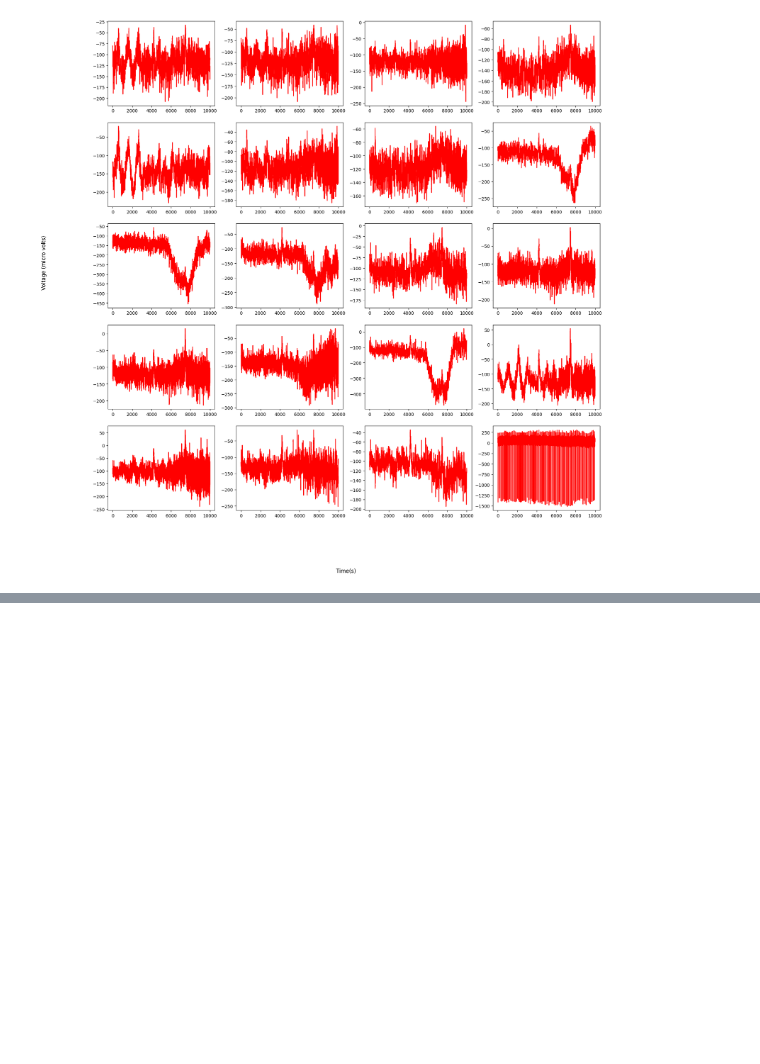
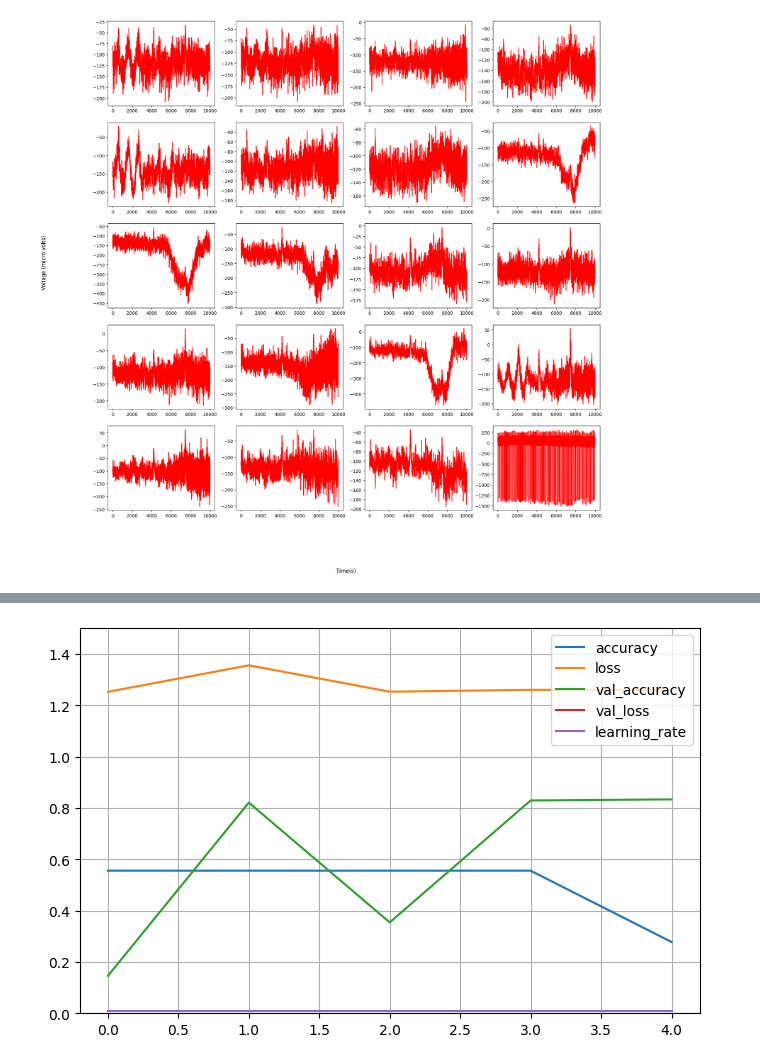
Before and after one commit to AnikaitLakhotia/harmful-brain-activity, a Jupyter notebook: sargun_implementation.ipynb, the cells around one changed output, grey strips where cells are left out. Saved outputs shown, nothing was run; the diff lists cells and outputs as text; code cells hidden in the pictures; blank space fills up the shorter version.

```diff
--- a/sargun_implementation.ipynb
+++ b/sargun_implementation.ipynb
@@ -202,0 +218,21 @@ visualize_inverse_fourier(np.array(sin_fft))
+# %%
+# Model Architecture:
+model = keras.models.Sequential([
+ keras.layers.Dense(units=3, activation='relu'),
+ layers.BatchNormalization(),
+ keras.layers.Dense(units=32, activation='relu'),
+ layers.BatchNormalization(),
+ keras.layers.Dense(units=16, activation='relu'),
+ layers.BatchNormalization(),
+ keras.layers.Dense(units=1, activation='sigmoid'),
+])
+# %%
+# Model Compilation
+model.compile(loss="mse",
+              optimizer="sgd",
+              metrics=["accuracy"])
+# %%
+# Model Training
+history = model.fit(X_train_list, Y_train_list, batch_size=3, steps_per_epoch=1,
+                    epochs=5,validation_split=0.2,
+                    callbacks=[tensorboard_cb,early_stopping_cb,ReduceOnPlateau])
@@ -202,0 +250,9 @@ visualize_inverse_fourier(np.array(sin_fft))
+# %%
+# Plot Metrics
+import pandas as pd
+pd.DataFrame(history.history).plot(figsize=(8, 5))
+plt.grid(True)
+plt.gca().set_ylim(0, 1.5) # set the vertical range to [0-1]
+plt.show()
+# %% [output]
+[figure, added]
```
Also changed, not shown: parts of 8 cells of this notebook.
